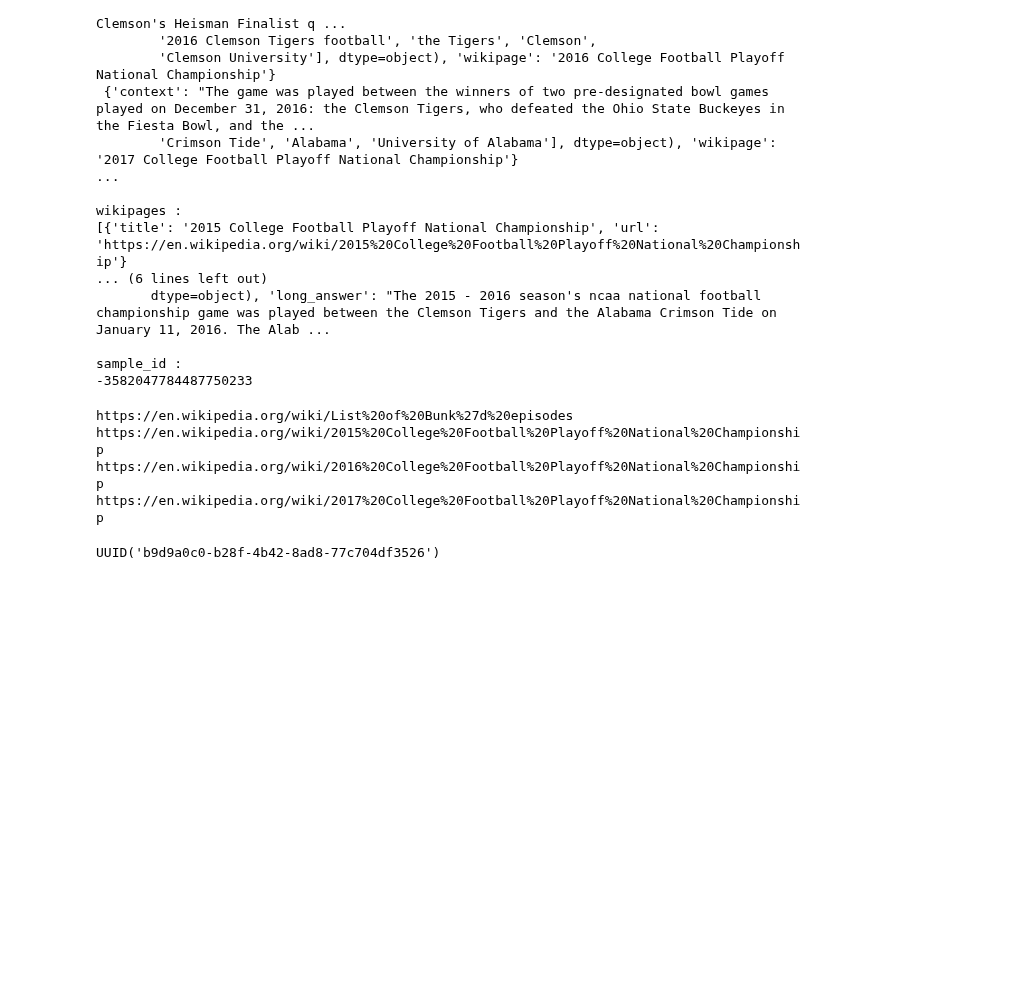
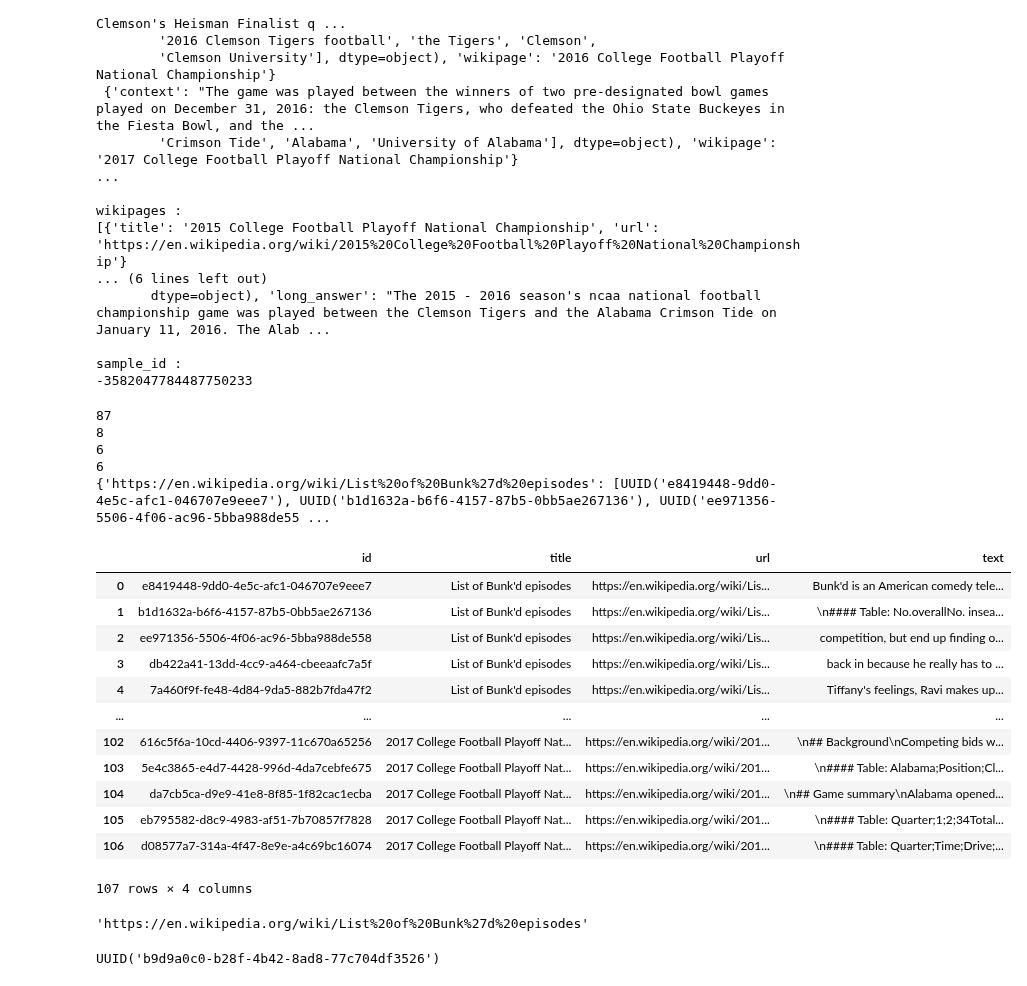
Before and after one commit to lab-paper-code/QriousRAG, a Jupyter notebook: data_prep/asqa_prep.ipynb, the cells around one changed output. Drawn from its saved outputs; the diff is of its cells as text; code cells hidden in the pictures; blank space fills up the shorter version.

```diff
--- a/data_prep/asqa_prep.ipynb
+++ b/data_prep/asqa_prep.ipynb
@@ -7,6 +7,11 @@ from math import ceil
 tokenizer = AutoTokenizer.from_pretrained(
     "McGill-NLP/LLM2Vec-Meta-Llama-31-8B-Instruct-mntp"
 )
+
+TOK_LEN = 512
+
+# restricting legth
+TOK_LEN = token_length - 10
 # %%
 df = pd.read_parquet('/raid/deallab/SF_RAG_Data/ASQA/train.parquet')
 # %%
@@ -42,51 +47,78 @@ sample_id :
 -3582047784487750233
 # %%
 # create embedding document dataset.
-evidence_df = pd.DataFrame(columns=['id','sample_ids','title', 'url', 'text'])
+evidence_df = pd.DataFrame(columns=['id','title', 'url', 'text'])
 
 #creating question evidence pairs for retrival training
 qe_df = pd.DataFrame(columns=['id', 'sample_id', 'question', 'evidence_id'])
 
+fetched_documents = {}
 for idx, row in df.iterrows():
     if idx == 2: break
     evidences = row['wikipages']
     for evidence in evidences:
         url = evidence['url']
-        page = requests.get('https://en.wikipedia.org/wiki/2015%20College%20Football%20Playoff%20National%20Championship')
+        if url in fetched_documents: continue
+        fetched_documents[url] = []
+        page = requests.get(url)
 
         # Create a BeautifulSoup object
         soup = BeautifulSoup(page.text, 'html.parser')
         # get title
-        title = soup.find(class_='mw-page-title-main').contents[0]
+        title = soup.find(id='firstHeading').get_text()
 
         #extract content
         content = soup.find(class_='mw-content-ltr')
         parsed_doc = parse_document(content)
 
         # chunk document
-        documents = []
+        documents = [[]]
 
         for par in re.split(r'(?=\n#{1,4})', parsed_doc):
             tokenized_par = tokenizer.encode(par, add_special_tokens = False)
             length = len(tokenized_par)
-            if len(documents[-1]) + length < 1010:
+            if len(documents[-1]) + length < TOK_LEN:
                 documents[-1].extend(tokenized_par)
-            elif length > 1010:
+            elif length > TOK_LEN:
                 begin = 0
                 while begin < length:
-                    if begin + 1010 >= length:
+                    if begin + TOK_LEN >= length:
                         documents.append(tokenized_par[begin:])
                         break
-                    documents.append(tokenized_par[begin:begin + 1010])
-                    begin += 810
+                    documents.append(tokenized_par[begin:begin + TOK_LEN])
+                    begin += TOK_LEN - TOK_LEN * 0.1
             else:
-                documents.append([par])
+                documents.append(tokenized_par)
 
-            for doc in documents:
-                doc_text = tokenizer.decode(doc)
-                evidence_df.loc[len(eidence_df)] = [uuid4(),]
+        print(len(documents))
+        for doc in documents:
+            doc_text = tokenizer.decode(doc)
+            id = uuid4()
+            fetched_documents[url].append(id)
+            evidence_df.loc[len(evidence_df)] = [id, title, url, doc_text]
+
+print(fetched_documents)
+evidence_dfd
 # %% [output]
-https://en.wikipedia.org/wiki/List%20of%20Bunk%27d%20episodes
-https://en.wikipedia.org/wiki/2015%20College%20Football%20Playoff%20National%20Championship
-https://en.wikipedia.org/wiki/2016%20College%20Football%20Playoff%20National%20Championship
-https://en.wikipedia.org/wiki/2017%20College%20Football%20Playoff%20National%20Championship
+87
+8
+6
+6
+{'https://en.wikipedia.org/wiki/List%20of%20Bunk%27d%20episodes': [UUID('e8419448-9dd0-4e5c-afc1-046707e9eee7'), UUID('b1d1632a-b6f6-4157-87b5-0bb5ae267136'), UUID('ee971356-5506-4f06-ac96-5bba988de55 ...
+|  | id | title | url | text |
+| 0 | e8419448-9dd0-4e5c-afc1-046707e9eee7 | List of Bunk'd episodes | https://en.wikipedia.org/wiki/Lis... | Bunk'd is an American comedy tele... |
+| 1 | b1d1632a-b6f6-4157-87b5-0bb5ae267136 | List of Bunk'd episodes | https://en.wikipedia.org/wiki/Lis... | \n#### Table: No.overallNo. insea... |
+| 2 | ee971356-5506-4f06-ac96-5bba988de558 | List of Bunk'd episodes | https://en.wikipedia.org/wiki/Lis... | competition, but end up finding o... |
+| 3 | db422a41-13dd-4cc9-a464-cbeeaafc7a5f | List of Bunk'd episodes | https://en.wikipedia.org/wiki/Lis... | back in because he really has to ... |
+| 4 | 7a460f9f-fe48-4d84-9da5-882b7fda47f2 | List of Bunk'd episodes | https://en.wikipedia.org/wiki/Lis... | Tiffany's feelings, Ravi makes up... |
+| ... | ... | ... | ... | ... |
+| 102 | 616c5f6a-10cd-4406-9397-11c670a65256 | 2017 College Football Playoff Nat... | https://en.wikipedia.org/wiki/201... | \n## Background\nCompeting bids w... |
+| 103 | 5e4c3865-e4d7-4428-996d-4da7cebfe675 | 2017 College Football Playoff Nat... | https://en.wikipedia.org/wiki/201... | \n#### Table: Alabama;Position;Cl... |
+| 104 | da7cb5ca-d9e9-41e8-8f85-1f82cac1ecba | 2017 College Football Playoff Nat... | https://en.wikipedia.org/wiki/201... | \n## Game summary\nAlabama opened... |
+| 105 | eb795582-d8c9-4983-af51-7b70857f7828 | 2017 College Football Playoff Nat... | https://en.wikipedia.org/wiki/201... | \n#### Table: Quarter;1;2;34Total... |
+| 106 | d08577a7-314a-4f47-8e9e-a4c69bc16074 | 2017 College Football Playoff Nat... | https://en.wikipedia.org/wiki/201... | \n#### Table: Quarter;Time;Drive;... |
+107 rows × 4 columns
+# %%
+url
+# %% [output]
+'https://en.wikipedia.org/wiki/List%20of%20Bunk%27d%20episodes'
```
Also changed, not shown: parts of 1 cell of this notebook, 1 other file.
